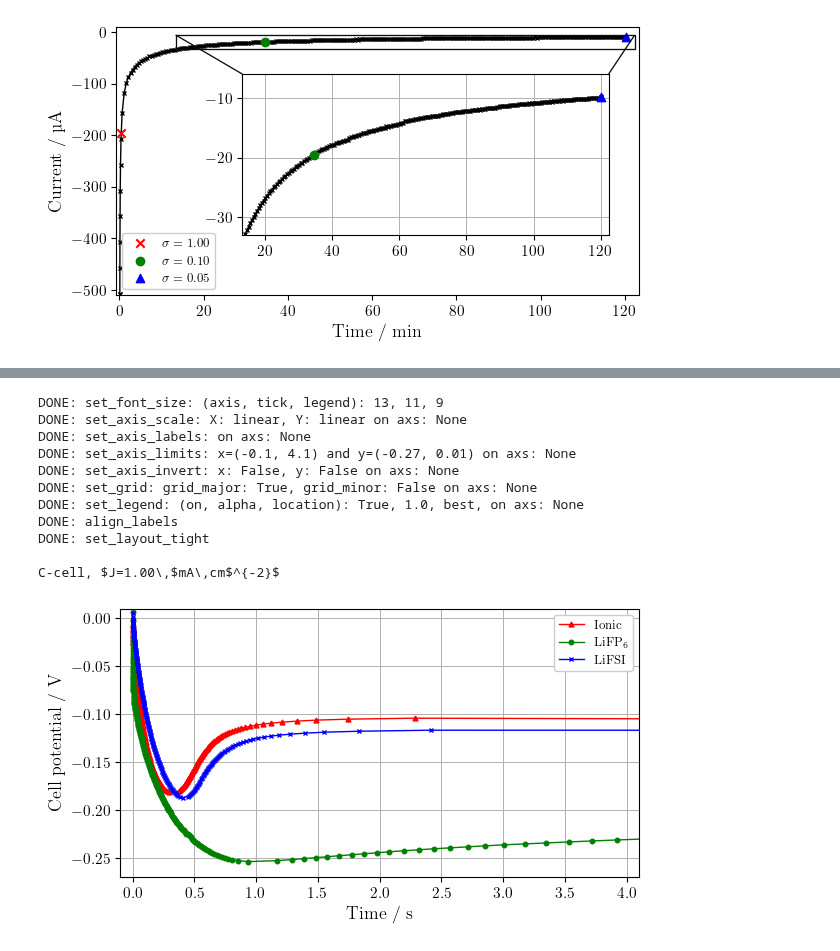
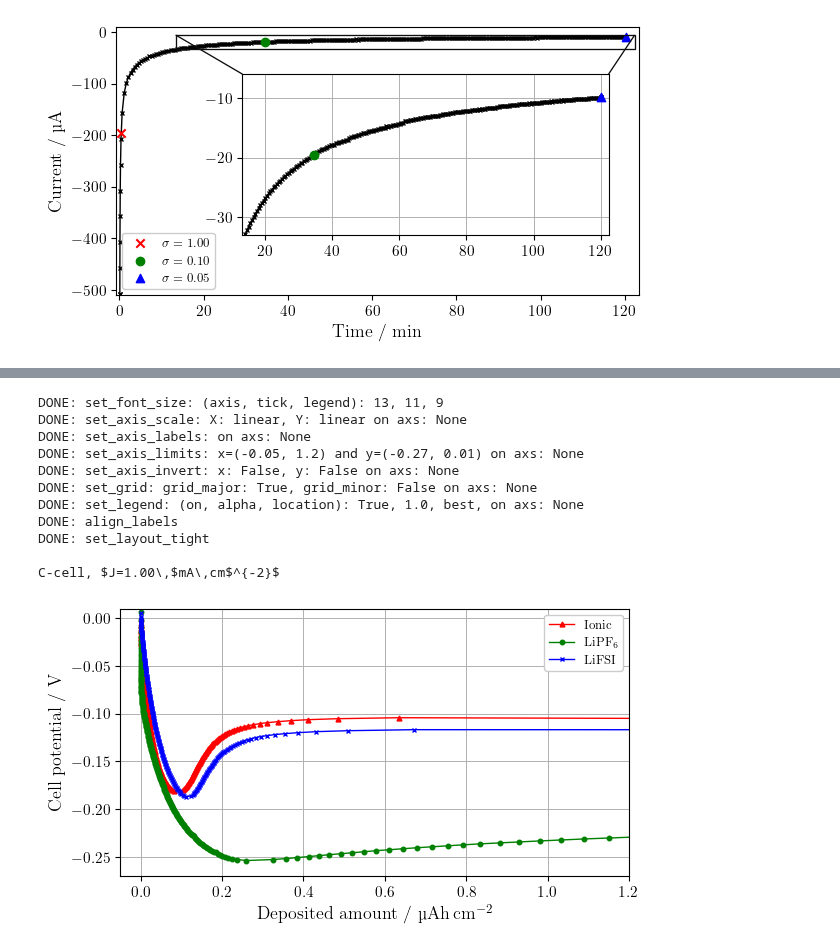
Before and after one commit to GottfridOlsson/MASTER-THESIS, a Jupyter notebook: EXPERIMENTAL/Python-scripts/Electrochemical-plots.ipynb, the cells around one changed output, grey strips where cells are left out. Cells and saved outputs as stored; diff of their text form; code cells hidden in the pictures.

```diff
--- a/EXPERIMENTAL/Python-scripts/Electrochemical-plots.ipynb
+++ b/EXPERIMENTAL/Python-scripts/Electrochemical-plots.ipynb
@@ -418,10 +424,9 @@ axs[2].plot(A9_CP_deposited_amount, A9_CP[1], linewidth=1, linestyle='-', color=
 
 
 # Settings for each axis (axs)
-x_scaling = 1 # mA --> muA
-f.set_axis_limits(  axs[0], xmin=-0.1*x_scaling, xmax=1.4*x_scaling, ymin=-0.14, ymax=0.01)
-f.set_axis_limits(  axs[1], xmin=-0.1*x_scaling, xmax=1.4*x_scaling, ymin=-0.3, ymax=0.01)
-f.set_axis_limits(  axs[2], xmin=-0.1*x_scaling, xmax=1.4*x_scaling, ymin=-0.5, ymax=0.01)
+f.set_axis_limits(  axs[0], xmin=-0.05, xmax=1.2, ymin=-0.14, ymax=0.01)
+f.set_axis_limits(  axs[1], xmin=-0.05, xmax=1.2, ymin=-0.3, ymax=0.01)
+f.set_axis_limits(  axs[2], xmin=-0.05, xmax=1.2, ymin=-0.5, ymax=0.01)
 
 
 # Settings for each axis (ax)
@@ -507,20 +515,18 @@ first_datapoint_remover = 1
 
 # Plot your data (axs.plot, .errorbar, .hist, ...)
 axs.plot(E_Ionic_MB[0][first_datapoint_remover:-1]/time_divider, E_Ionic_MB[2][first_datapoint_remover:-1]*current_multiplier, linewidth=1, linestyle='-', color='r', marker='^', markersize='3.50', label='Ionic')
-axs.plot(E_LiPF6_MB[0][first_datapoint_remover:-1]/time_divider, E_LiPF6_MB[2][first_datapoint_remover:-1]*current_multiplier, linewidth=1, linestyle='-', color='g', marker='o', markersize='3.25', label='LiFP$_6$')
+axs.plot(E_LiPF6_MB[0][first_datapoint_remover:-1]/time_divider, E_LiPF6_MB[2][first_datapoint_remover:-1]*current_multiplier, linewidth=1, linestyle='-', color='g', marker='o', markersize='3.25', label='LiPF$_6$')
 axs.plot(E_LiFSI_MB[0][first_datapoint_remover:-1]/time_divider, E_LiFSI_MB[2][first_datapoint_remover:-1]*current_multiplier, linewidth=1, linestyle='-', color='b', marker='x', markersize='3.50', label='LiFSI')
 
 # plot inset (zoom)
-ax_inset = inset_axes(axs, width="65%", height="50%", loc='center')# loc=(0.5,0.5))#"lower center")
+ax_inset = inset_axes(axs, width="100%", height="100%", bbox_to_anchor=(.22, .22, .70, .60), bbox_transform=axs.transAxes, loc=3)# loc=(0.5,0.5))#"lower center")
 ax_inset.plot(E_Ionic_MB[0][first_datapoint_remover:-1]/time_divider, E_Ionic_MB[2][first_datapoint_remover:-1]*current_multiplier, linewidth=1, linestyle='-', color='r', marker='^', markersize='3.50', label='Ionic')
-ax_inset.plot(E_LiPF6_MB[0][first_datapoint_remover:-1]/time_divider, E_LiPF6_MB[2][first_datapoint_remover:-1]*current_multiplier, linewidth=1, linestyle='-', color='g', marker='o', markersize='3.25', label='LiFP$_6$')
+ax_inset.plot(E_LiPF6_MB[0][first_datapoint_remover:-1]/time_divider, E_LiPF6_MB[2][first_datapoint_remover:-1]*current_multiplier, linewidth=1, linestyle='-', color='g', marker='o', markersize='3.25', label='LiPF$_6$')
 ax_inset.plot(E_LiFSI_MB[0][first_datapoint_remover:-1]/time_divider, E_LiFSI_MB[2][first_datapoint_remover:-1]*current_multiplier, linewidth=1, linestyle='-', color='b', marker='x', markersize='3.50', label='LiFSI')
 
-# sub region of the original image
-xmin_inset, xmax_inset, ymin_inset, ymax_inset = 240/time_divider, 1300/time_divider, -0.021*current_multiplier, -0.003*current_multiplier
+xmin_inset, xmax_inset, ymin_inset, ymax_inset = 240/time_divider, 1290/time_divider, -0.021*current_multiplier, -0.003*current_multiplier
 ax_inset.set_xlim(xmin_inset, xmax_inset)
 ax_inset.set_ylim(ymin_inset, ymax_inset)
-
 
 
 # Settings for each axis (axs)
@@ -529,20 +535,17 @@ f.set_axis_scale(   axs, xScale_string='linear', yScale_string='linear')
 f.set_axis_labels(  axs, x_label='Time / min', y_label='Current / \\textmu A')
 f.set_axis_limits(  axs, xmin=-10/time_divider, xmax=1300/time_divider, ymin=-0.5*current_multiplier, ymax=0.01*current_multiplier)
 f.set_axis_invert(  axs, x_invert=False, y_invert=False)
-f.set_grid(         axs, grid_major_on=grid_major, grid_major_linewidth=0.7, grid_minor_on=grid_minor, grid_minor_linewidth=0.3) # set_grid must be after set_axis_scale for some reason (at least with 'log')
+#f.set_grid(         axs, grid_major_on=grid_major, grid_major_linewidth=0.7, grid_minor_on=grid_minor, grid_minor_linewidth=0.3) # set_grid must be after set_axis_scale for some reason (at least with 'log')
 f.set_grid(         ax_inset, grid_major_on=grid_major, grid_major_linewidth=0.7, grid_minor_on=grid_minor, grid_minor_linewidth=0.3) # set_grid must be after set_axis_scale for some reason (at least with 'log')
-f.set_legend(       axs, legend_on=legend_on, alpha=1.0, location='best')
+f.set_legend(       axs, legend_on=legend_on, alpha=1.0, location='lower left')
 
-# draw a bbox of the region of the inset axes in the parent axes and connecting lines between the bbox and the inset axes area
-mark_inset(axs, ax_inset, loc1=2, loc2=4, facecolor="none", edgecolor="0.05", linewidth=0.95, zorder=100)
+f.align_labels(fig)
+f.set_layout_tight(fig)
 
-
+mark_inset(axs, ax_inset, loc1=2, loc2=1, facecolor="none", edgecolor="0.05", linewidth=0.95, zorder=100)
 axs.xaxis.set_major_locator(plticker.MultipleLocator(base=5))# this locator puts ticks at regular intervals determined by base
 ax_inset.yaxis.set_major_locator(plticker.MultipleLocator(base=4))# this locator puts ticks at regular intervals determined by base
 
-
-f.align_labels(fig)
-f.set_layout_tight(fig)
 PDF_path_SEI_formation_different_electrolytes = electrochemical_figures_export_root_path + 'E-measurements\\SEI-formation_I-vs-t_different-electrolytes_' + get_current_date_and_time_as_ISO8601_string() + '.pdf'
 #f.export_figure_as_pdf(PDF_path_SEI_formation_different_electrolytes)
 
@@ -562,41 +564,41 @@ DONE: set_layout_tight
 # %%
-# PLOT: plot different electrolytes #
+# PLOT: plot V vs. C for different electrolytes #
 
 # Create figure on which axis lives, one axis per subplot
 fig, axs = plt.subplots(nrows=1, ncols=1, figsize=(fig_width_cm/2.54, fig_height_cm/2.54), sharex=False, sharey=False)
 
 # Plot your data (axs.plot, .errorbar, .hist, ...)
-axs.plot(E_Ionic_CP[0], E_Ionic_CP[1], linewidth=1, linestyle='-', color='r', marker='^', markersize='3.50', label='Ionic')
-axs.plot(E_LiPF6_CP[0], E_LiPF6_CP[1], linewidth=1, linestyle='-', color='g', marker='o', markersize='3.25', label='LiFP$_6$')
-axs.plot(E_LiFSI_CP[0], E_LiFSI_CP[1], linewidth=1, linestyle='-', color='b', marker='x', markersize='3.50', label='LiFSI')
+axs.plot(E_Ionic_CP_desposited_amount, E_Ionic_CP[1], linewidth=1, linestyle='-', color='r', marker='^', markersize='3.50', label='Ionic')
+axs.plot(E_LiPF6_CP_desposited_amount, E_LiPF6_CP[1], linewidth=1, linestyle='-', color='g', marker='o', markersize='3.25', label='LiPF$_6$')
+axs.plot(E_LiFSI_CP_desposited_amount, E_LiFSI_CP[1], linewidth=1, linestyle='-', color='b', marker='x', markersize='3.50', label='LiFSI')
 
 # Settings for each axis (axs)
 f.set_font_size(axis=font_size_axis, tick=font_size_tick, legend=font_size_legend)
 f.set_axis_scale(   axs, xScale_string='linear', yScale_string='linear')
-f.set_axis_labels(  axs, x_label='Time / s', y_label='Cell potential / V')
-f.set_axis_limits(  axs, xmin=-0.1, xmax=4.1, ymin=-0.27, ymax=0.01)
+f.set_axis_labels(  axs, x_label='Deposited amount / \\textmu Ah\\,cm$^{-2}$', y_label='Cell potential / V')
+f.set_axis_limits(  axs, xmin=-0.05, xmax=1.2, ymin=-0.27, ymax=0.01)
 f.set_axis_invert(  axs, x_invert=False, y_invert=False)
 f.set_grid(         axs, grid_major_on=grid_major, grid_major_linewidth=0.7, grid_minor_on=grid_minor, grid_minor_linewidth=0.3) # set_grid must be after set_axis_scale for some reason (at least with 'log')
 f.set_legend(       axs, legend_on=legend_on, alpha=1.0, location='best')
 
 
 f.align_labels(fig)
 f.set_layout_tight(fig)
 PDF_path_Li_deposition_different_electrolytes = electrochemical_figures_export_root_path + 'E-measurements\\SEI-formation_V-vs-t_different-electrolytes_' + get_current_date_and_time_as_ISO8601_string() + '.pdf'
 #f.export_figure_as_pdf(PDF_path_Li_deposition_different_electrolytes)
 
 print('\nC-cell, $J=1.00\\,$mA\\,cm$^{-2}$')
 plt.show()
 # %% [output]
 DONE: set_font_size: (axis, tick, legend): 13, 11, 9
 DONE: set_axis_scale: X: linear, Y: linear on axs: None
 DONE: set_axis_labels: on axs: None
-DONE: set_axis_limits: x=(-0.1, 4.1) and y=(-0.27, 0.01) on axs: None
+DONE: set_axis_limits: x=(-0.05, 1.2) and y=(-0.27, 0.01) on axs: None
 DONE: set_axis_invert: x: False, y: False on axs: None
 DONE: set_grid: grid_major: True, grid_minor: False on axs: None
 DONE: set_legend: (on, alpha, location): True, 1.0, best, on axs: None
 DONE: align_labels
 DONE: set_layout_tight
 
 C-cell, $J=1.00\,$mA\,cm$^{-2}$
-[figure, old version]
+[figure, new version]
```
Also changed, not shown: parts of 10 cells of this notebook.
